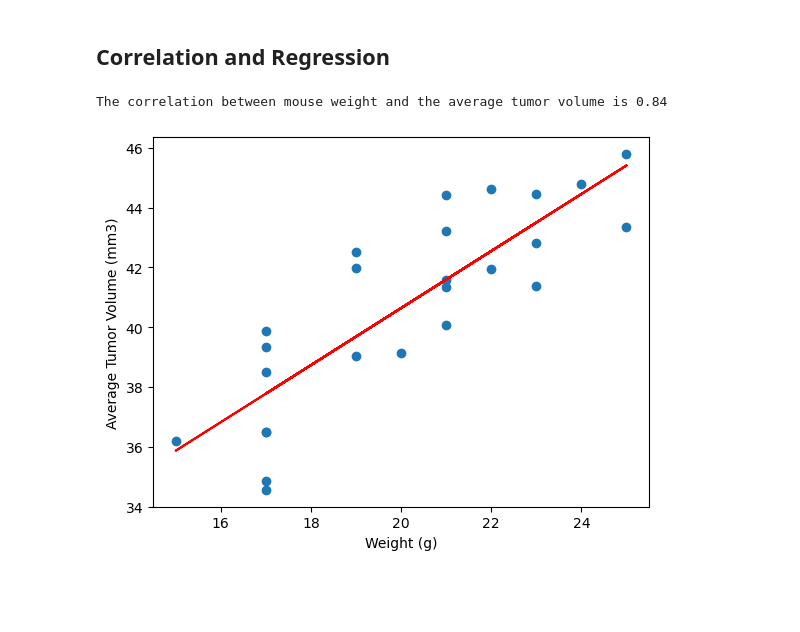
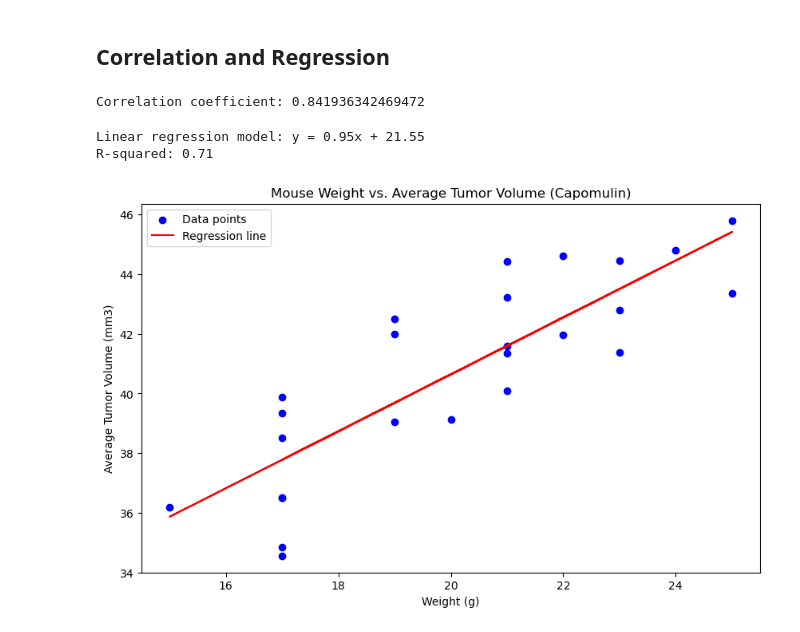
Before and after one commit to Kathyvng/Matplotlib_Challenge, a Jupyter notebook: pymaceuticals_starter.ipynb, the cells around one changed output. Cells and saved outputs as stored; diff of their text form; code cells hidden in the pictures; blank space fills up the shorter version.

Commit message:
Correlation and Regression

```diff
--- a/pymaceuticals_starter.ipynb
+++ b/pymaceuticals_starter.ipynb
@@ -357,6 +397,38 @@ plt.show()
 # %%
 # Calculate the correlation coefficient and a linear regression model
 # for mouse weight and average observed tumor volume for the entire Capomulin regimen
+
+weights = average_tumor_volume['Weight (g)']
+avg_tumor_volumes = average_tumor_volume['Tumor Volume (mm3)']
+
+# Calculate the correlation coefficient
+correlation_coefficient, _ = pearsonr(weights, avg_tumor_volumes)
+print(f"Correlation coefficient: {correlation_coefficient}")
 # %% [output]
-The correlation between mouse weight and the average tumor volume is 0.84
+Correlation coefficient: 0.841936342469472
-[figure, removed]
+# %%
+
+# Perform linear regression
+slope, intercept, r_value, p_value, std_err = linregress(weights, avg_tumor_volumes)
+
+# Print the linear regression results
+print(f"Linear regression model: y = {slope:.2f}x + {intercept:.2f}")
+print(f"R-squared: {r_value**2:.2f}")
+
+# Plot the data and the linear regression line
+plt.figure(figsize=(10, 6))
+plt.scatter(weights, avg_tumor_volumes, color='blue', label='Data points')
+plt.plot(weights, intercept + slope * weights, color='red', label='Regression line')
+
+# Add titles and labels
+plt.title('Mouse Weight vs. Average Tumor Volume (Capomulin)')
+plt.xlabel('Weight (g)')
+plt.ylabel('Average Tumor Volume (mm3)')
+plt.legend()
+
+# Show the plot
+plt.show()
+# %% [output]
+Linear regression model: y = 0.95x + 21.55
+R-squared: 0.71
+[figure, added]
```
Also changed, not shown: parts of 5 cells of this notebook.
